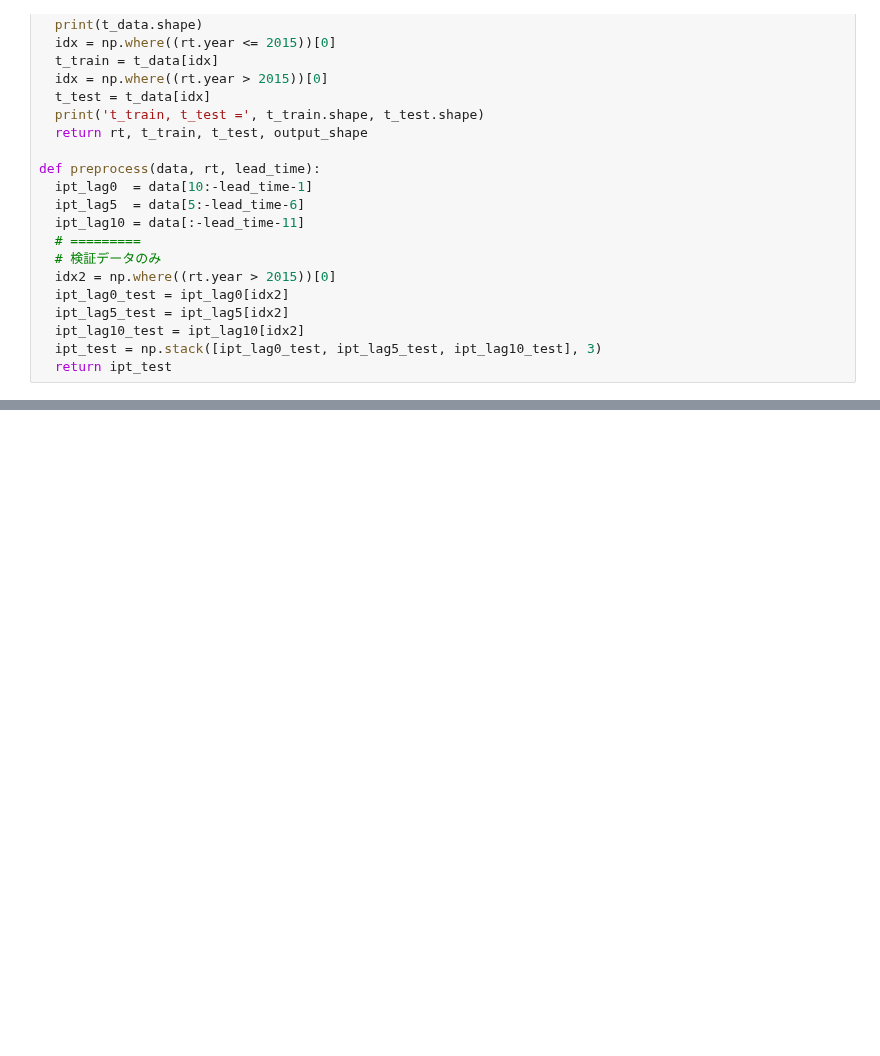
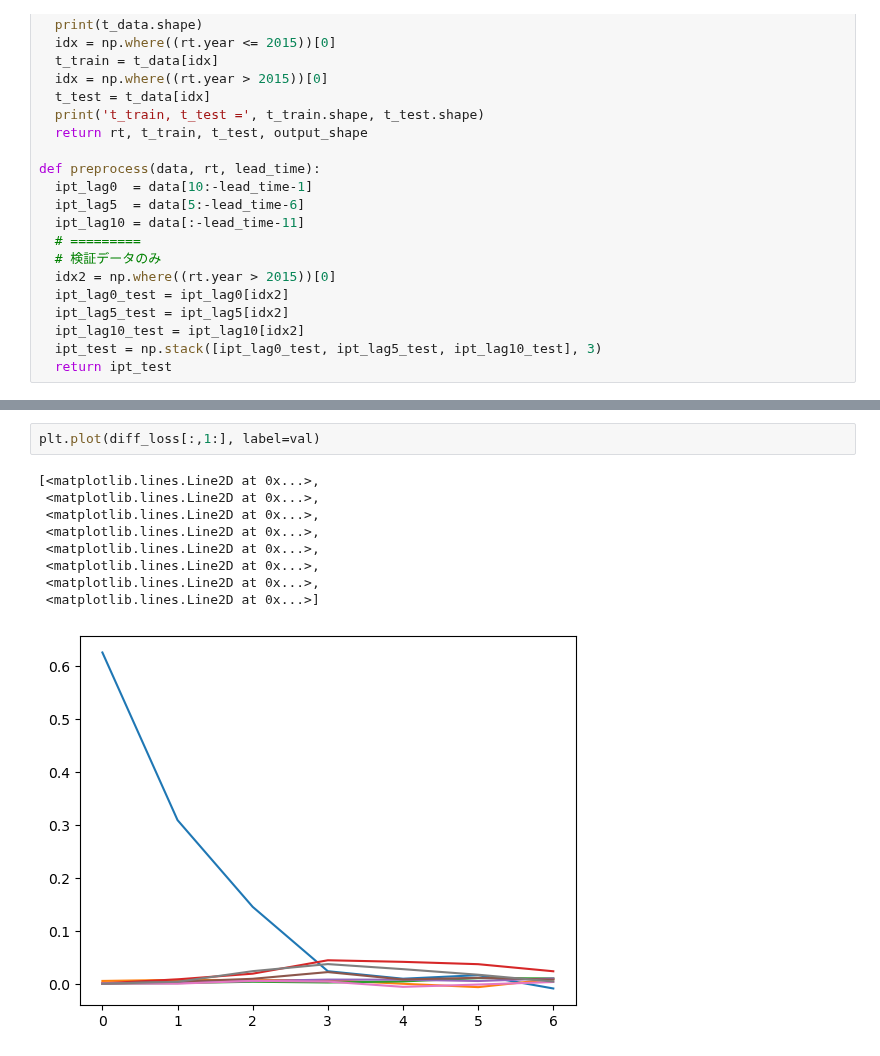
Before and after one commit to Yuumae1/machine_learning, a Jupyter notebook: Kikuchi12_torch/sensitivity_test.ipynb, the cells around one changed output, grey strips where cells are left out. Saved outputs shown, nothing was run; the diff lists cells and outputs as text; blank space fills up the shorter version.

```diff
--- a/Kikuchi12_torch/sensitivity_test.ipynb
+++ b/Kikuchi12_torch/sensitivity_test.ipynb
@@ -148,0 +287,12 @@ FileNotFoundError: [Errno 2] No such file or directory: '/home/maeda/machine_lea
+# %%
+plt.plot(diff_loss[:,1:], label=val)
+# %% [output]
+[<matplotlib.lines.Line2D at 0x...>,
+ <matplotlib.lines.Line2D at 0x...>,
+ <matplotlib.lines.Line2D at 0x...>,
+ <matplotlib.lines.Line2D at 0x...>,
+ <matplotlib.lines.Line2D at 0x...>,
+ <matplotlib.lines.Line2D at 0x...>,
+ <matplotlib.lines.Line2D at 0x...>,
+ <matplotlib.lines.Line2D at 0x...>]
+[figure, added]
```
Also changed, not shown: parts of 8 cells of this notebook, 2 other files.
